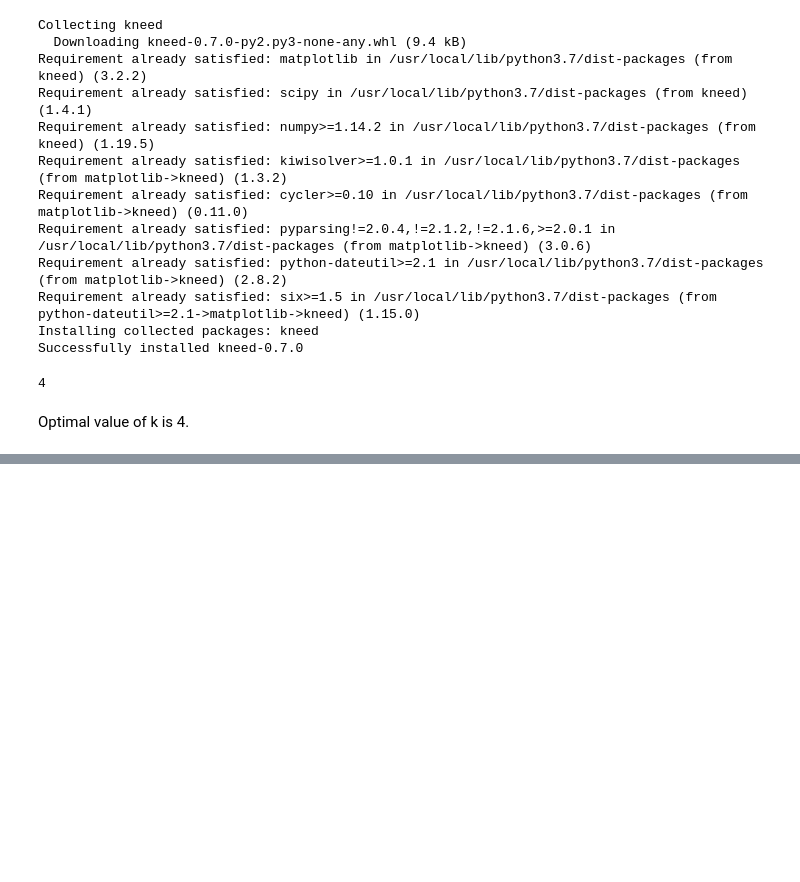
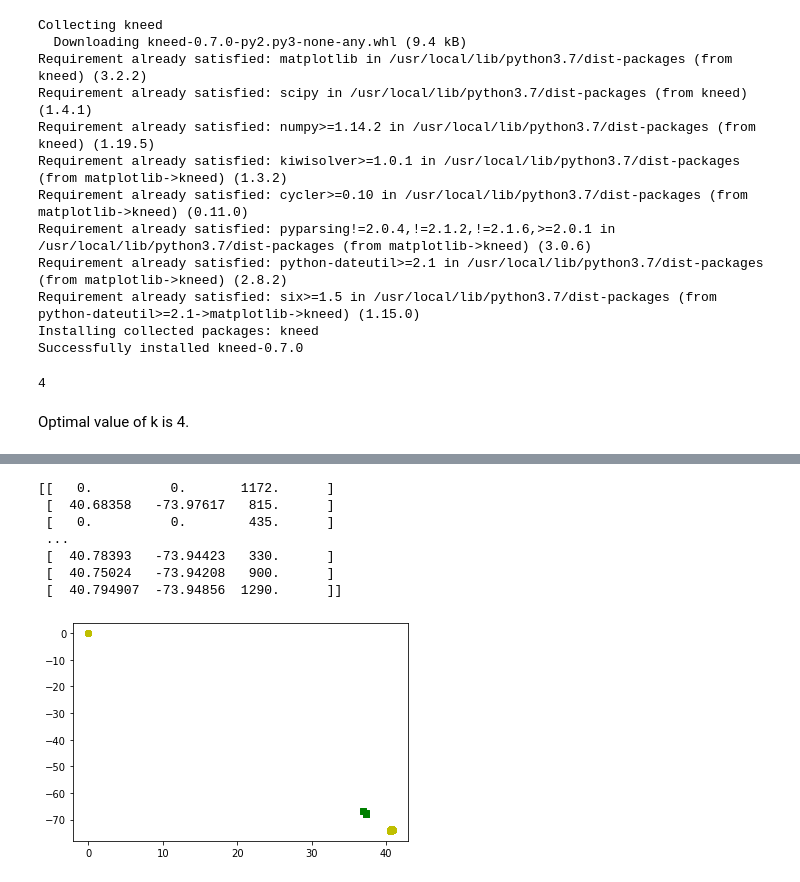
Before and after one commit to sudheendrakatikar/cmpe255-project, a Jupyter notebook: maincode.ipynb, the cells around one changed output, grey strips where cells are left out. Cells and saved outputs as stored; diff of their text form; code cells hidden in the pictures; blank space fills up the shorter version.

```diff
--- a/maincode.ipynb
+++ b/maincode.ipynb
@@ -416,3 +469,20 @@ Optimal value of k is 4.
+# %%
+import numpy as np
+a=np.asarray(x)
+print(a)
+plt.scatter(a[:,0],a[:,1], c='y')
+for c in km.cluster_centers_:
+  plt.scatter(c[0],c[1], c='g',marker='s')
+plt.show()
+# %% [output]
+[[   0.          0.       1172.      ]
+ [  40.68358   -73.97617   815.      ]
+ [   0.          0.        435.      ]
+ ...
+ [  40.78393   -73.94423   330.      ]
+ [  40.75024   -73.94208   900.      ]
+ [  40.794907  -73.94856  1290.      ]]
+[figure, added]
 # %%
 # scaler = StandardScaler()
 # Sum_of_squared_distances = []
```
Also changed, not shown: parts of 6 cells of this notebook.
